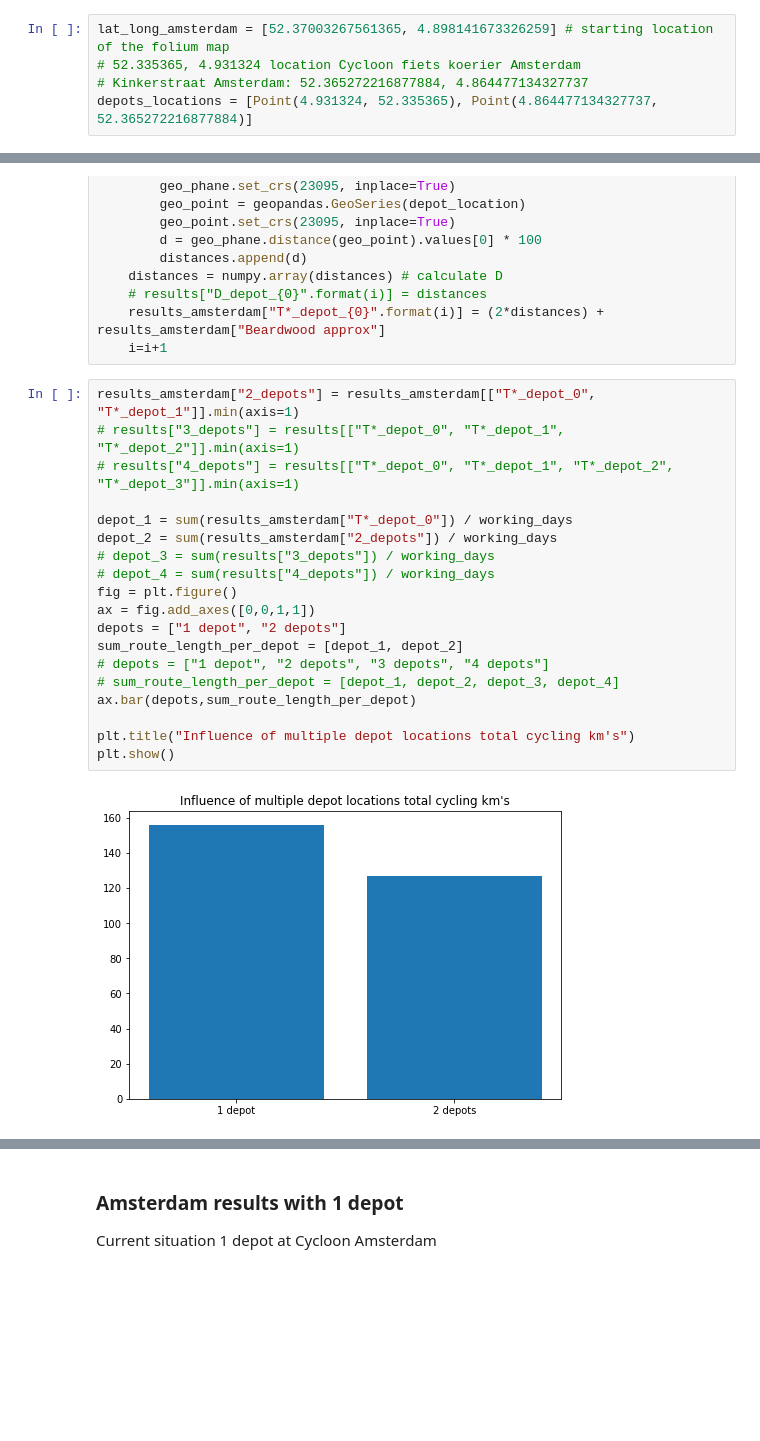
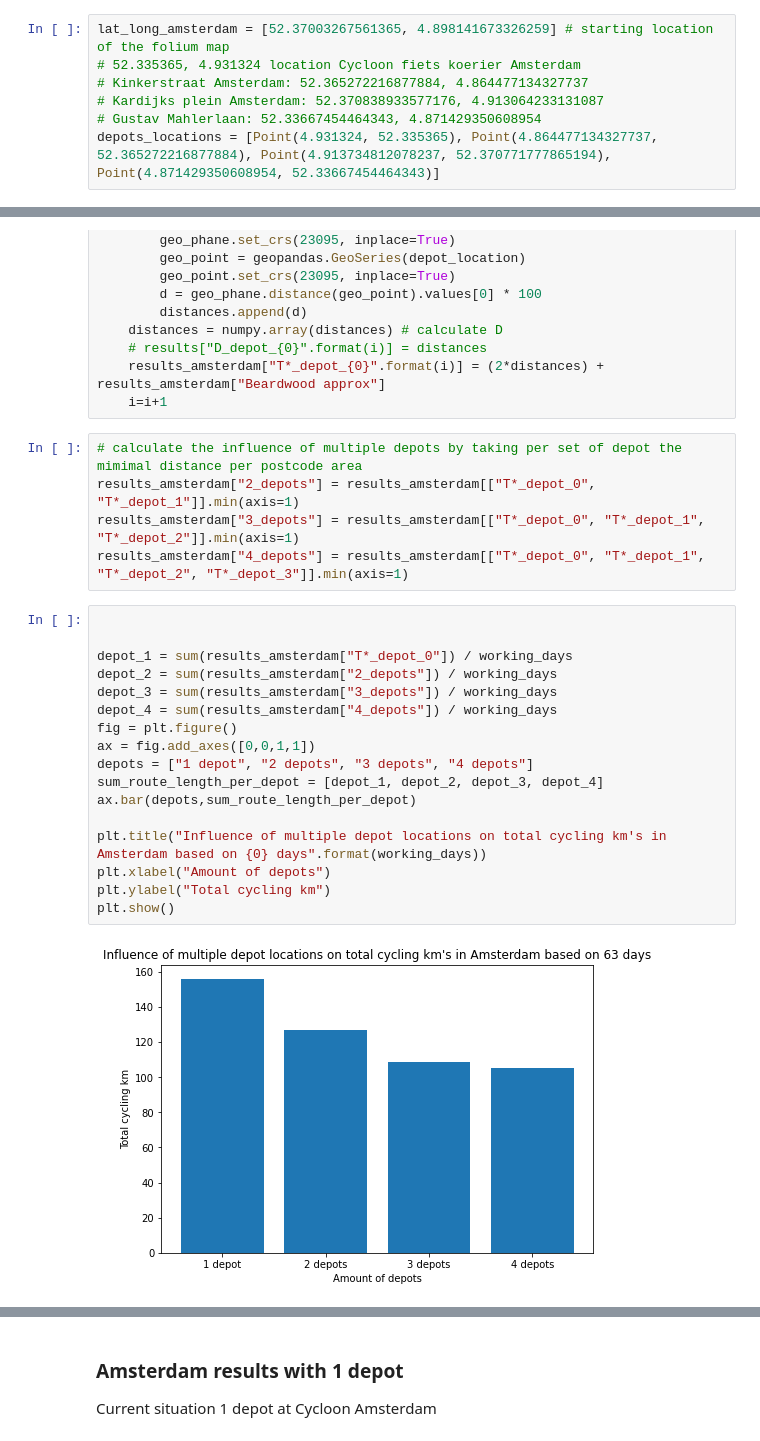
Before and after one commit to teletobbie/last-mile-cargo-bike-delivery, a Jupyter notebook: validation.ipynb, the cells around one changed output, grey strips where cells are left out. Drawn from its saved outputs; the diff is of its cells as text; blank space fills up the shorter version.

Commit message:
finished validation and added results

```diff
--- a/validation.ipynb
+++ b/validation.ipynb
@@ -62,7 +90,9 @@ Add depot locations and check the influence of those depots for the city of Amst
 lat_long_amsterdam = [52.37003267561365, 4.898141673326259] # starting location of the folium map
 # 52.335365, 4.931324 location Cycloon fiets koerier Amsterdam
 # Kinkerstraat Amsterdam: 52.365272216877884, 4.864477134327737
-depots_locations = [Point(4.931324, 52.335365), Point(4.864477134327737, 52.365272216877884)]
+# Kardijks plein Amsterdam: 52.370838933577176, 4.913064233131087
+# Gustav Mahlerlaan: 52.33667454464343, 4.871429350608954
+depots_locations = [Point(4.931324, 52.335365), Point(4.864477134327737, 52.365272216877884), Point(4.913734812078237, 52.370771777865194), Point(4.871429350608954, 52.33667454464343)]
 # %%
 i = 0
 for depot_location in depots_locations:
@@ -78,25 +108,28 @@ for depot_location in depots_locations:
     # results["D_depot_{0}".format(i)] = distances
     results_amsterdam["T*_depot_{0}".format(i)] = (2*distances) + results_amsterdam["Beardwood approx"]
     i=i+1
+# %%
+# calculate the influence of multiple depots by taking per set of depot the mimimal distance per postcode area
+results_amsterdam["2_depots"] = results_amsterdam[["T*_depot_0", "T*_depot_1"]].min(axis=1)
+results_amsterdam["3_depots"] = results_amsterdam[["T*_depot_0", "T*_depot_1", "T*_depot_2"]].min(axis=1)
+results_amsterdam["4_depots"] = results_amsterdam[["T*_depot_0", "T*_depot_1", "T*_depot_2", "T*_depot_3"]].min(axis=1)
 # %%
-results_amsterdam["2_depots"] = results_amsterdam[["T*_depot_0", "T*_depot_1"]].min(axis=1)
-# results["3_depots"] = results[["T*_depot_0", "T*_depot_1", "T*_depot_2"]].min(axis=1)
-# results["4_depots"] = results[["T*_depot_0", "T*_depot_1", "T*_depot_2", "T*_depot_3"]].min(axis=1)
+
 
 depot_1 = sum(results_amsterdam["T*_depot_0"]) / working_days
 depot_2 = sum(results_amsterdam["2_depots"]) / working_days
-# depot_3 = sum(results["3_depots"]) / working_days
-# depot_4 = sum(results["4_depots"]) / working_days
+depot_3 = sum(results_amsterdam["3_depots"]) / working_days
+depot_4 = sum(results_amsterdam["4_depots"]) / working_days
 fig = plt.figure()
 ax = fig.add_axes([0,0,1,1])
-depots = ["1 depot", "2 depots"]
-sum_route_length_per_depot = [depot_1, depot_2]
-# depots = ["1 depot", "2 depots", "3 depots", "4 depots"]
-# sum_route_length_per_depot = [depot_1, depot_2, depot_3, depot_4]
+depots = ["1 depot", "2 depots", "3 depots", "4 depots"]
+sum_route_length_per_depot = [depot_1, depot_2, depot_3, depot_4]
 ax.bar(depots,sum_route_length_per_depot)
 
-plt.title("Influence of multiple depot locations total cycling km's")
+plt.title("Influence of multiple depot locations on total cycling km's in Amsterdam based on {0} days".format(working_days))
+plt.xlabel("Amount of depots")
+plt.ylabel("Total cycling km")
 plt.show()
 # %% [output]
-[figure, old version]
+[figure, new version]
 # %%
```
Also changed, not shown: parts of 10 cells of this notebook, 3 other files.
